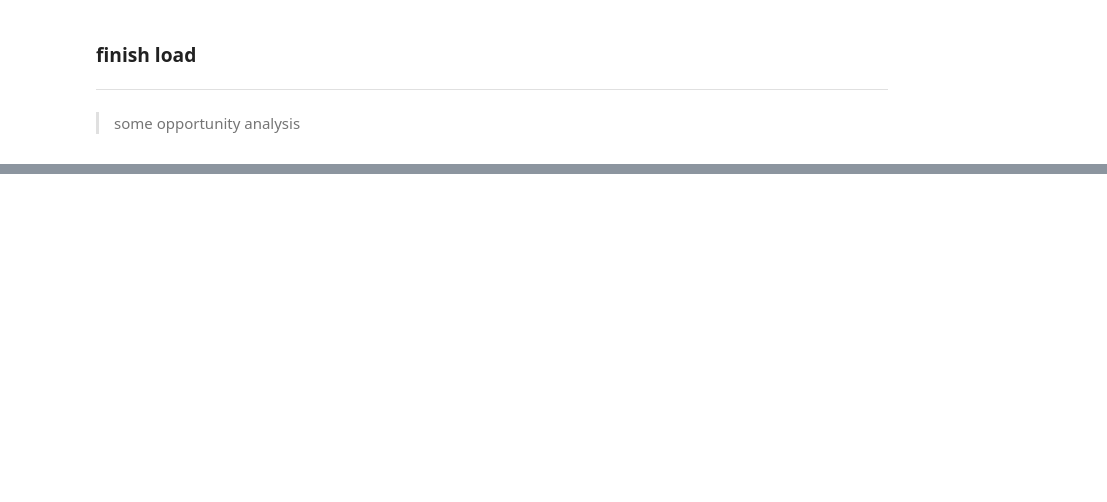
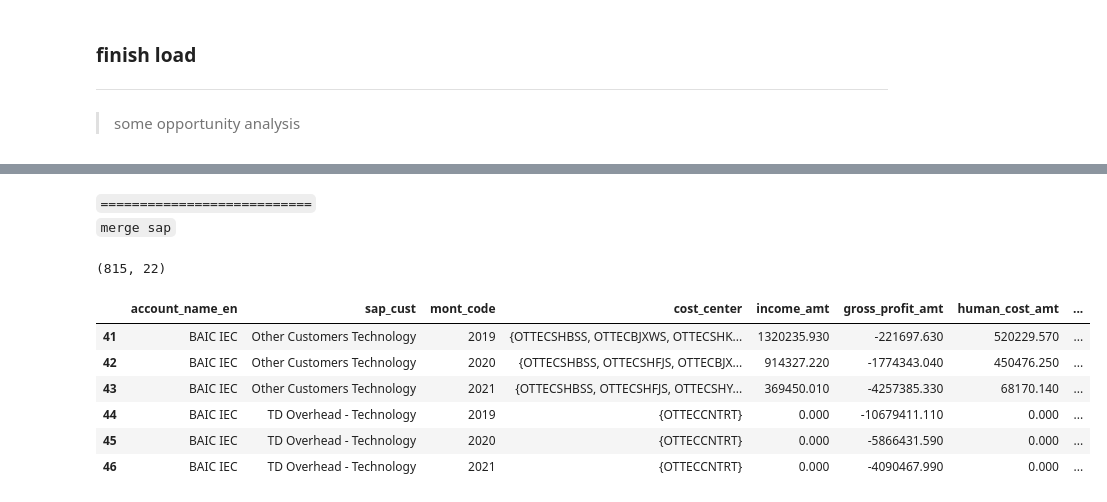
Before and after one commit to fyenne/play8_paint, a Jupyter notebook: pred.ipynb, the cells around one changed output, grey strips where cells are left out. Saved outputs shown, nothing was run; the diff lists cells and outputs as text; code cells hidden in the pictures; blank space fills up the shorter version.

```diff
--- a/pred.ipynb
+++ b/pred.ipynb
@@ -300,8 +352,26 @@ op2 = op2.drop(monlist, axis = 1 )
+# %% [markdown]
+`===========================`
+<br>
+`merge sap`
 # %%
 """
 多行op 匹配单行的sap
-时间节点要用 actual go live. 对应当月的sap财务状况.
+时间节点要用 actual go live 的yr. 对应当月的sap财务状况.
+
 """
-op_sap = op2.merge(
+sap['mont_code'] = sap['mont_code'].astype(int)
+op_sap = op_all.merge(
     sap, on = ['account_name_en', 'mont_code'], how = 'right'
-    ).sort_values(['account_name_en', 'mont_code'])
+    ).sort_values(['account_name_en', 'mont_code']);op_sap.shape
+# %% [output]
+(815, 22)
+# %%
+sap[sap['account_name_en'] == 'BAIC IEC']
+# %% [output]
+|  | account_name_en | sap_cust | mont_code | cost_center | income_amt | gross_profit_amt | human_cost_amt | ... |
+| 41 | BAIC IEC | Other Customers Technology | 2019 | {OTTECSHBSS, OTTECBJXWS, OTTECSHK... | 1320235.930 | -221697.630 | 520229.570 | ... |
+| 42 | BAIC IEC | Other Customers Technology | 2020 | {OTTECSHBSS, OTTECSHFJS, OTTECBJX... | 914327.220 | -1774343.040 | 450476.250 | ... |
+| 43 | BAIC IEC | Other Customers Technology | 2021 | {OTTECSHBSS, OTTECSHFJS, OTTECSHY... | 369450.010 | -4257385.330 | 68170.140 | ... |
+| 44 | BAIC IEC | TD Overhead - Technology | 2019 | {OTTECCNTRT} | 0.000 | -10679411.110 | 0.000 | ... |
+| 45 | BAIC IEC | TD Overhead - Technology | 2020 | {OTTECCNTRT} | 0.000 | -5866431.590 | 0.000 | ... |
+| 46 | BAIC IEC | TD Overhead - Technology | 2021 | {OTTECCNTRT} | 0.000 | -4090467.990 | 0.000 | ... |
```
Also changed, not shown: parts of 17 cells of this notebook.
